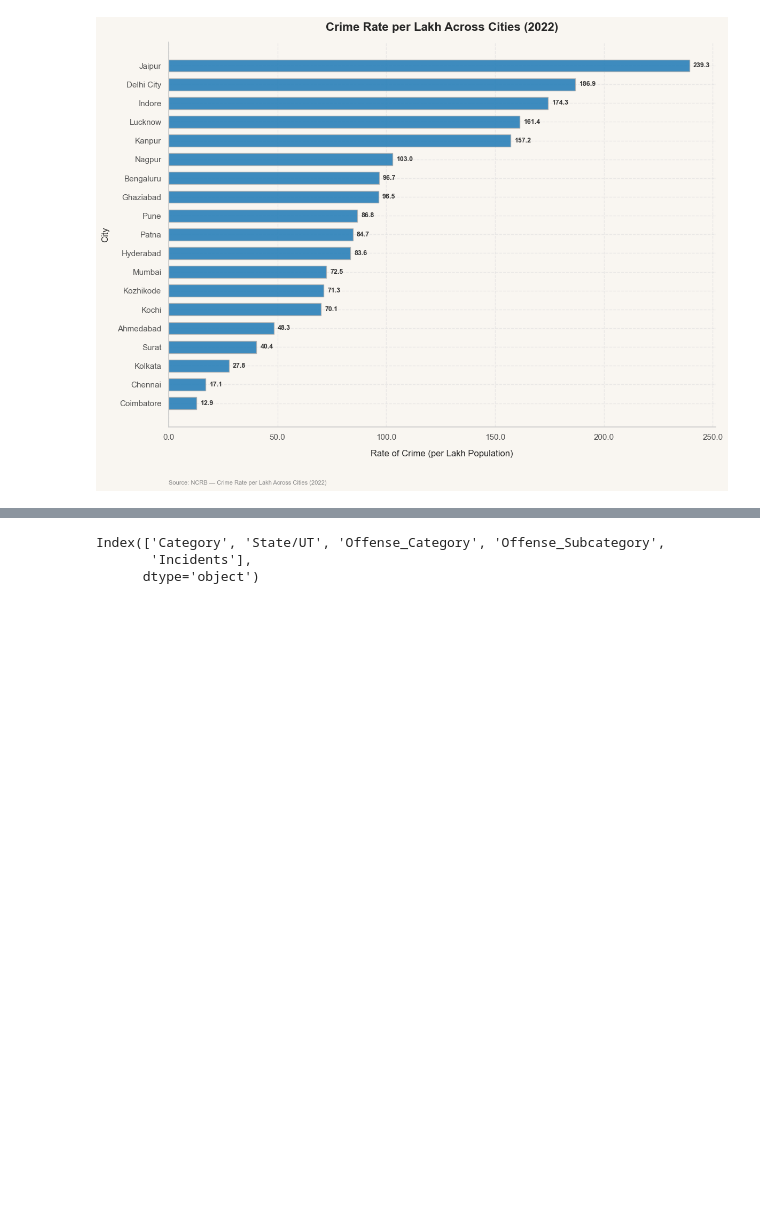
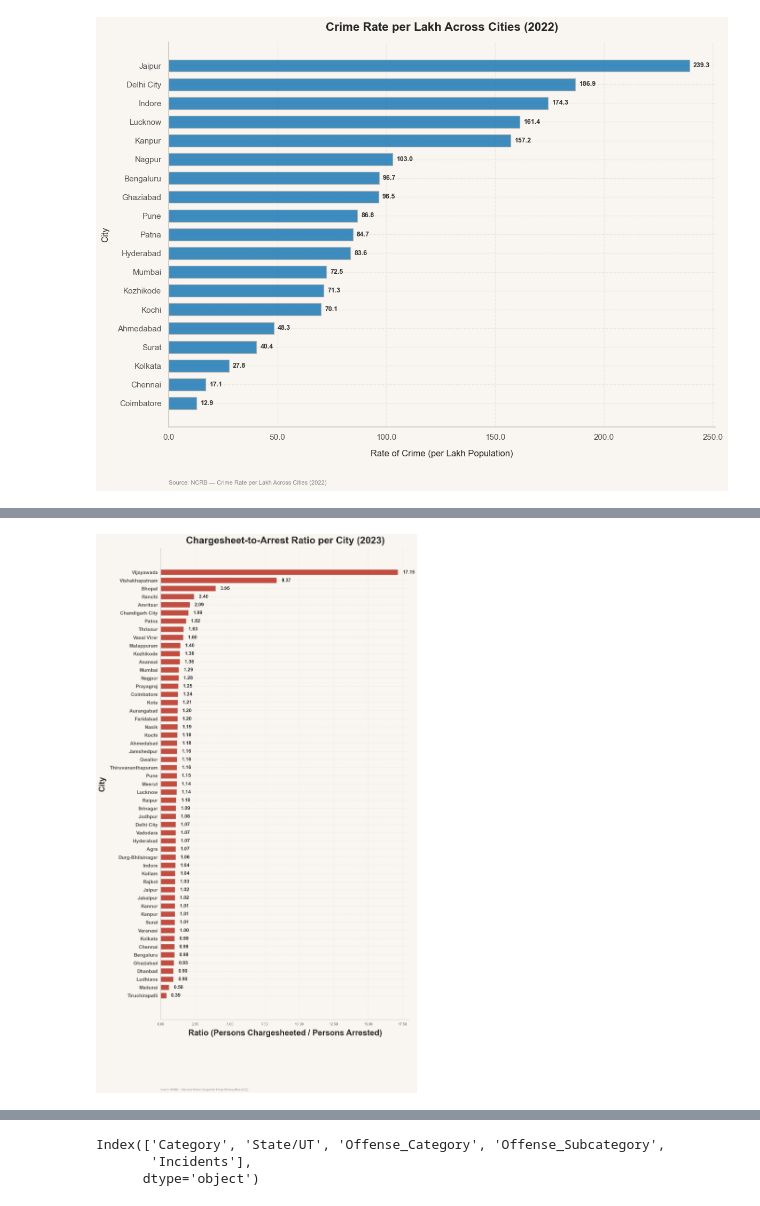
Before and after one commit to bhavya25-ds/The-Committee-Will-Look-Into-It, a Jupyter notebook: 02_Gender_Injustice/03_02_Analysis.ipynb, the cells around one changed output, grey strips where cells are left out. Cells and saved outputs as stored; diff of their text form; code cells hidden in the pictures; blank space fills up the shorter version.

Commit message:
visualized csv5 and csv6

```diff
--- a/02_Gender_Injustice/03_02_Analysis.ipynb
+++ b/02_Gender_Injustice/03_02_Analysis.ipynb
@@ -234,0 +443,86 @@ Chart saved- charts/csv4_03_city_crime_rate_bargraph.png
+# %%
+u.set_style()
+
+# Clean column headers
+csv5.columns = csv5.columns.str.strip()
+
+# Separate persons arrested vs. persons chargesheeted entries
+arrested_df = csv5[
+    csv5["Crime"] == "Persons Arrested in Cases Registered during the year"
+]
+
+chargesheeted_df = csv5[
+    csv5["Crime"] == "Persons Arrested and Chargesheeted"
+]
+
+# Aggregate person_count per city
+arrested_totals = arrested_df.groupby("city")["person_count"].sum()
+chargesheeted_totals = chargesheeted_df.groupby("city")["person_count"].sum()
+
+# Construct derived ratio dataframe
+ratio_df = pd.DataFrame({
+    "Arrested": arrested_totals,
+    "Chargesheeted": chargesheeted_totals
+}).fillna(0)
+
+# Filter out zero-arrest cities to prevent division by zero
+ratio_df = ratio_df[ratio_df["Arrested"] > 0]
+ratio_df["Ratio"] = ratio_df["Chargesheeted"] / ratio_df["Arrested"]
+
+# Sort ascending so cities with lowest filing ratios appear prominently
+sorted_ratios = ratio_df["Ratio"].sort_values(ascending=True)
+
+fig, ax = plt.subplots(figsize=(14, 24))
+fig.patch.set_facecolor(u.BG_COLOR)
+ax.set_facecolor(u.BG_COLOR)
+
+y = np.arange(len(top_cities))
+
+bar_height = 0.15
+offsets = [bar_height, 0, -bar_height]
+
+bars = ax.barh(
+    sorted_ratios.index,
+    sorted_ratios.values,
+    color="#c0392b",
+    height=0.65,
+    edgecolor="#b0b0b0",
+    alpha=0.9,
+)
+
+ax.set_title(
+    "Chargesheet-to-Arrest Ratio per City (2023)",
+    fontsize=30,
+    fontweight="bold",
+)
+
+ax.set_xlabel("Ratio (Persons Chargesheeted / Persons Arrested)", fontsize=25, fontweight="bold")
+ax.set_ylabel("City", fontsize=25, fontweight="bold")
+ax.set_yticklabels(sorted_ratios.index, fontsize=15, fontweight="bold")
+
+# Format x-axis ticks to two decimal places
+ax.xaxis.set_major_formatter(
+    plt.FuncFormatter(lambda x, pos: f"{x:.2f}")
+)
+
+# Annotate each bar with the exact ratio value
+for bar in bars:
+    width = bar.get_width()
+    ax.annotate(
+        f"{width:.2f}",
+        xy=(width, bar.get_y() + bar.get_height() / 2),
+        xytext=(15, 0),
+        textcoords="offset points",
+        ha="left",
+        va="center",
+        fontsize=15,
+        fontweight="bold",
+        color="#333333",
+    )
+
+u.add_source(ax, "NCRB — City-wise Police Chargesheet Filing Efficiency Ratio (2023)")
+
+plt.tight_layout()
+u.save_fig(fig, "charts", "csv5_03_chargesheet_to_arrest_ratio_bar.png")
+plt.show()
+# %% [output]
@@ -234,0 +530 @@ Chart saved- charts/csv4_03_city_crime_rate_bargraph.png
+[figure, added]
```
Also changed, not shown: parts of 12 cells of this notebook, 10 other files.
